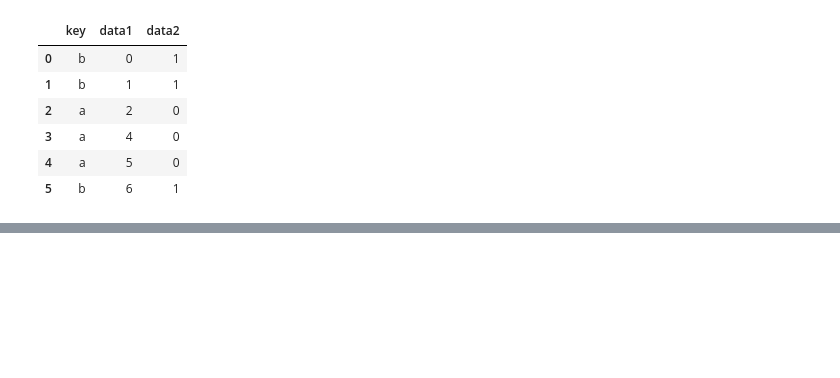
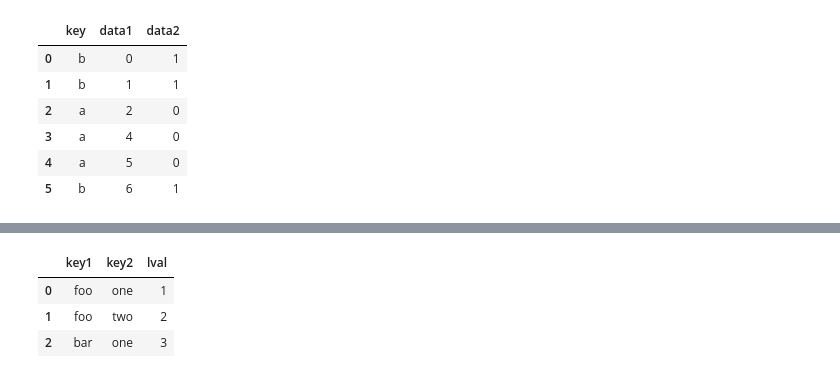
Before and after one commit to yigangzhang/pydata-book, a Jupyter notebook: ch08.ipynb, the cells around one changed output, grey strips where cells are left out. Drawn from its saved outputs; the diff is of its cells as text; code cells hidden in the pictures; blank space fills up the shorter version.

```diff
--- a/ch08.ipynb
+++ b/ch08.ipynb
@@ -309,8 +448,13 @@ pd.merge(df1, df2, how="inner")
 # %%
 left = pd.DataFrame({"key1": ["foo", "foo", "bar"],
                      "key2": ["one", "two", "one"],
                      "lval": pd.Series([1, 2, 3], dtype='Int64')})
 right = pd.DataFrame({"key1": ["foo", "foo", "bar", "bar"],
                       "key2": ["one", "one", "one", "two"],
                       "rval": pd.Series([4, 5, 6, 7], dtype='Int64')})
-pd.merge(left, right, on=["key1", "key2"], how="outer")
+left
+# %% [output]
+|  | key1 | key2 | lval |
+| 0 | foo | one | 1 |
+| 1 | foo | two | 2 |
+| 2 | bar | one | 3 |
```
Also changed, not shown: parts of 53 cells of this notebook.
